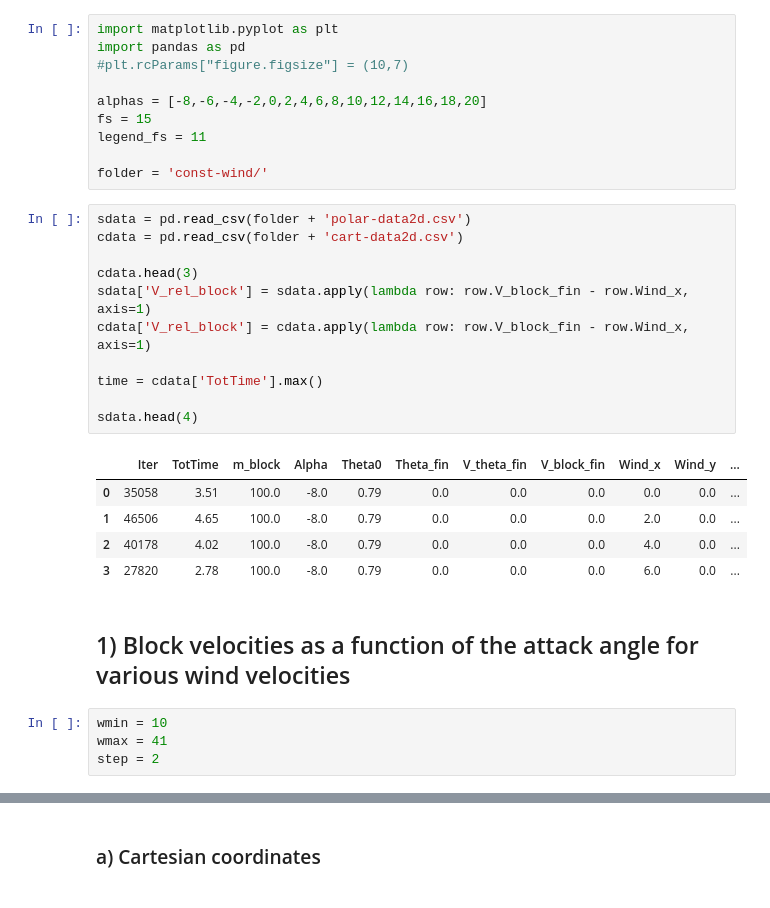
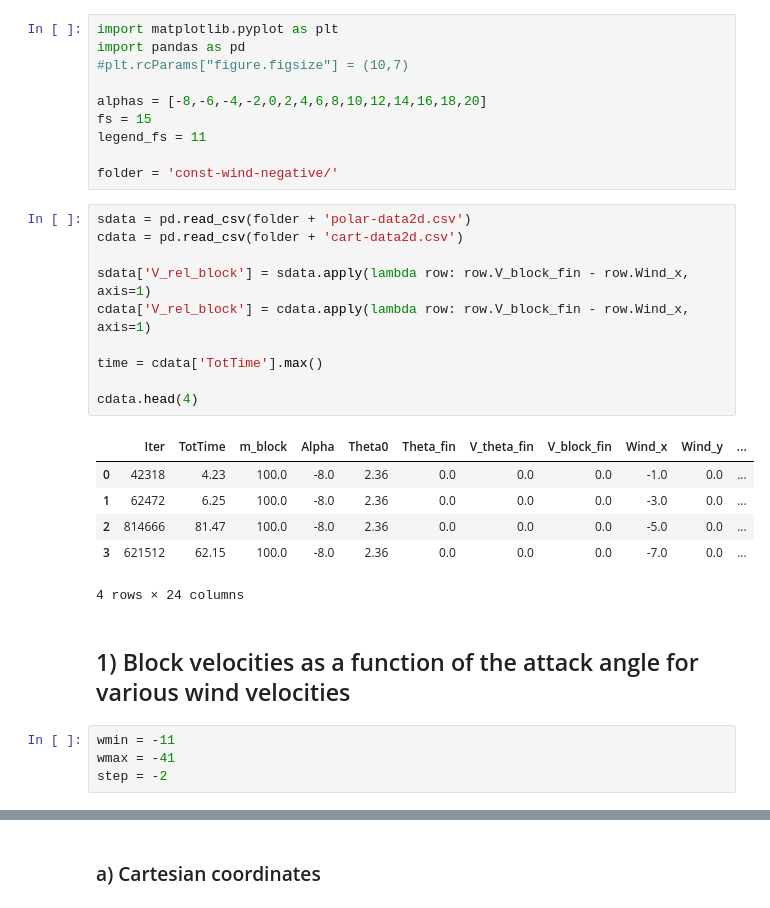
Before and after one commit to nicoleorzan/kite-power, a Jupyter notebook: Dynamics-Analysis/Motion-analysis2d.ipynb, the cells around one changed output, grey strips where cells are left out. Drawn from its saved outputs; the diff is of its cells as text.

```diff
--- a/Dynamics-Analysis/Motion-analysis2d.ipynb
+++ b/Dynamics-Analysis/Motion-analysis2d.ipynb
@@ -7,30 +7,30 @@ alphas = [-8,-6,-4,-2,0,2,4,6,8,10,12,14,16,18,20]
 fs = 15
 legend_fs = 11
 
-folder = 'const-wind/'
+folder = 'const-wind-negative/'
 # %%
 sdata = pd.read_csv(folder + 'polar-data2d.csv')
 cdata = pd.read_csv(folder + 'cart-data2d.csv')
 
-cdata.head(3)
 sdata['V_rel_block'] = sdata.apply(lambda row: row.V_block_fin - row.Wind_x, axis=1)
 cdata['V_rel_block'] = cdata.apply(lambda row: row.V_block_fin - row.Wind_x, axis=1)
 
 time = cdata['TotTime'].max()
 
-sdata.head(4)
+cdata.head(4)
 # %% [output]
 |  | Iter | TotTime | m_block | Alpha | Theta0 | Theta_fin | V_theta_fin | V_block_fin | Wind_x | Wind_y | ... |
-| 0 | 35058 | 3.51 | 100.0 | -8.0 | 0.79 | 0.0 | 0.0 | 0.0 | 0.0 | 0.0 | ... |
-| 1 | 46506 | 4.65 | 100.0 | -8.0 | 0.79 | 0.0 | 0.0 | 0.0 | 2.0 | 0.0 | ... |
-| 2 | 40178 | 4.02 | 100.0 | -8.0 | 0.79 | 0.0 | 0.0 | 0.0 | 4.0 | 0.0 | ... |
-| 3 | 27820 | 2.78 | 100.0 | -8.0 | 0.79 | 0.0 | 0.0 | 0.0 | 6.0 | 0.0 | ... |
+| 0 | 42318 | 4.23 | 100.0 | -8.0 | 2.36 | 0.0 | 0.0 | 0.0 | -1.0 | 0.0 | ... |
+| 1 | 62472 | 6.25 | 100.0 | -8.0 | 2.36 | 0.0 | 0.0 | 0.0 | -3.0 | 0.0 | ... |
+| 2 | 814666 | 81.47 | 100.0 | -8.0 | 2.36 | 0.0 | 0.0 | 0.0 | -5.0 | 0.0 | ... |
+| 3 | 621512 | 62.15 | 100.0 | -8.0 | 2.36 | 0.0 | 0.0 | 0.0 | -7.0 | 0.0 | ... |
+4 rows × 24 columns
 # %% [markdown]
 ## 1) Block velocities as a function of the attack angle for various wind velocities
 # %%
-wmin = 10
-wmax = 41
-step = 2
+wmin = -11
+wmax = -41
+step = -2
 # %%
 fig, axs = plt.subplots(1, 2, sharex=True, sharey=True, figsize=(14, 5), gridspec_kw={'wspace': 0})
 
```
Also changed, not shown: parts of 3 cells of this notebook, 20 other files.
